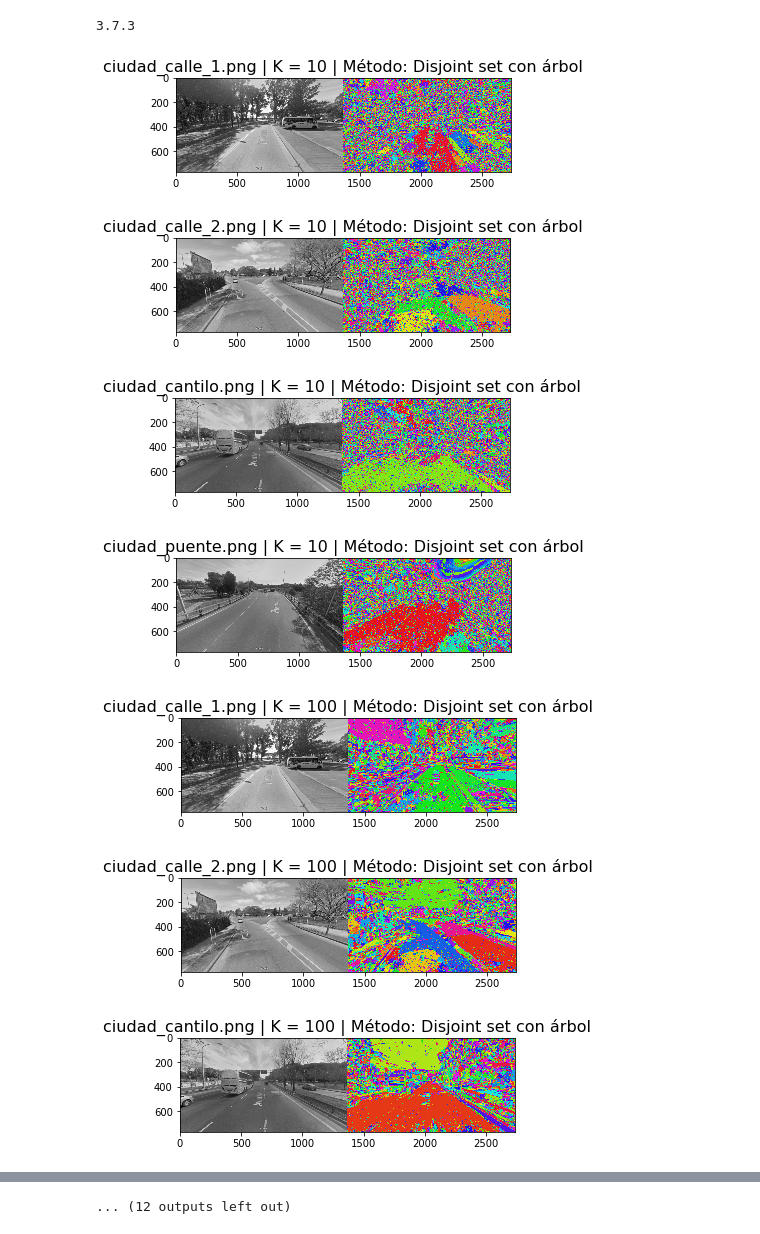
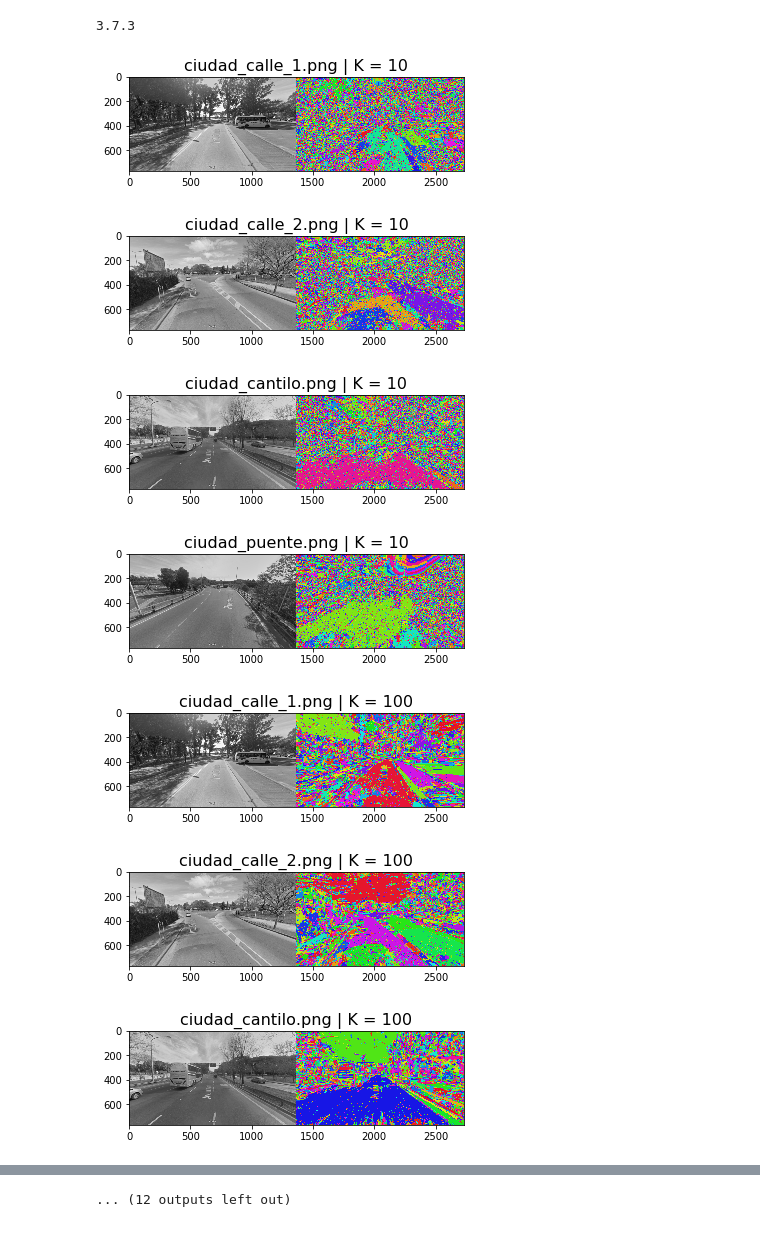
Before and after one commit to chino117/Algo3-TP2, a Jupyter notebook: Experimentacion/ej1/exp3_cualitativo_autos.ipynb, the cells around one changed output, grey strips where cells are left out. Cells and saved outputs as stored; diff of their text form; code cells hidden in the pictures.

```diff
--- a/Experimentacion/ej1/exp3_cualitativo_autos.ipynb
+++ b/Experimentacion/ej1/exp3_cualitativo_autos.ipynb
@@ -64,31 +64,30 @@ for path in images:
 # %%
 for k in kRange:
     for imgName,imgData in images.items():
         completado = subprocess.run(["../../Resolucion/bin/ej1", str(1), str(k), imgName], stdout=subprocess.PIPE, input=imgData[2], universal_newlines=True)
         if completado.returncode != 0:
             print("ERROR: El programa finalizo de forma incorrecta. Parametros usados: k={0} metodo={1}".format(k, 1))
         else:
             img_generada = armar_imagen(imgData[0], imgData[1], str(completado.stdout))
 
             img_original = imgData[3].convert("RGB")
             max_height = max(img_generada.height, img_original.height)
             total_width = img_generada.width + img_original.width
 
             comp_img = Image.new("RGB", (total_width, max_height))
             comp_img.paste(img_original, (0, 0))
             comp_img.paste(img_generada, (img_generada.width, 0))
             im_array = np.asarray(comp_img)
-            plt.title('{0} | K = {1} | Método: {2}'.format(imgName, k, "Disjoint set con árbol"), fontsize=16)
+            plt.title('{0} | K = {1}'.format(imgName, k), fontsize=16)
             plt.imshow(im_array)
             out_nameimg = "k-" + str(k) + "-" + imgName.replace("_","-")
-            comp_img.save("derp" + out_nameimg)
-            plt.savefig("../graficos_ej1/exp_cualitativos/exp_auto_reconocer_obj/" + out_nameimg, dpi=100, bbox_inches='tight')
+            plt.savefig("../graficos_ej1/exp_cualitativos/exp_auto_reconocer_obj/" + out_nameimg, dpi=200, bbox_inches='tight')
             plt.show()
 # %% [output]
-[figure, old version]
+[figure, new version]
-[figure, old version]
+[figure, new version]
-[figure, old version]
+[figure, new version]
-[figure, old version]
+[figure, new version]
-[figure, old version]
+[figure, new version]
-[figure, old version]
+[figure, new version]
-[figure, old version]
+[figure, new version]
```
Also changed, not shown: parts of 1 cell of this notebook, 28 other files.
